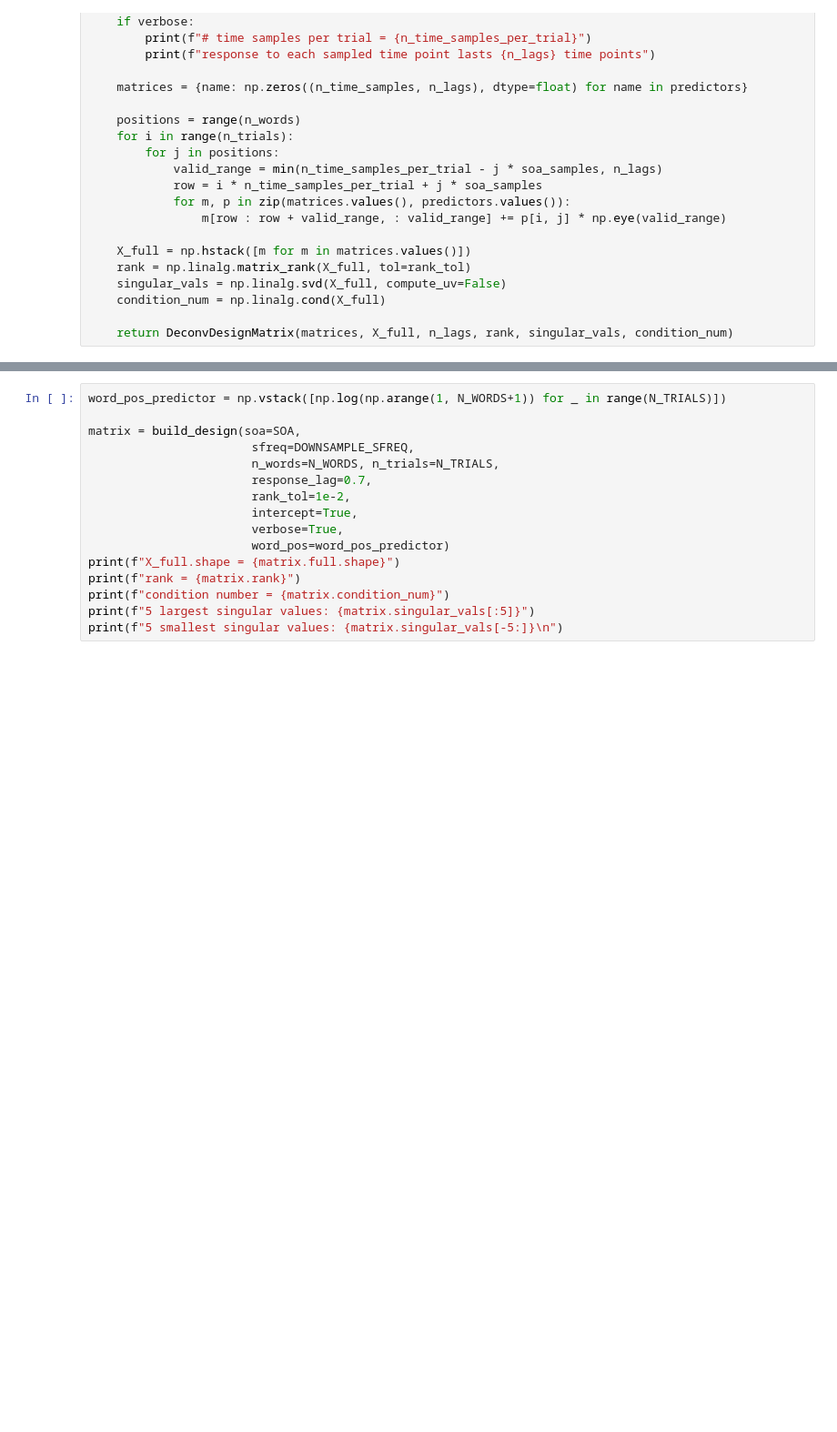
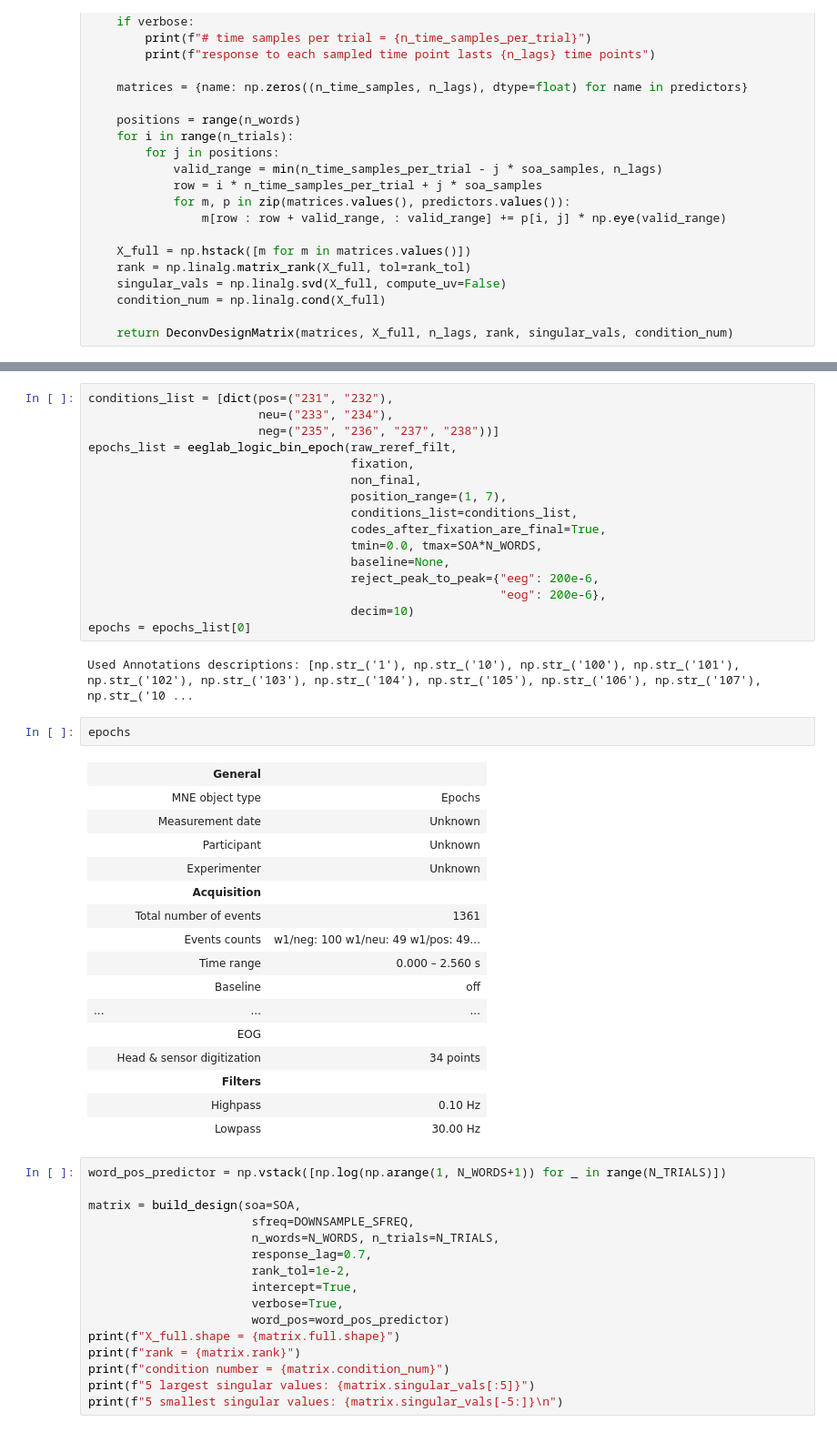
Before and after one commit to amandalin047/Updating_rERP_2023, a Jupyter notebook: deconvolution/deconv_v3.ipynb, the cells around one changed output, grey strips where cells are left out. Shown at 91% size. Cells and saved outputs as stored; diff of their text form; blank space fills up the shorter version.

```diff
--- a/deconvolution/deconv_v3.ipynb
+++ b/deconvolution/deconv_v3.ipynb
@@ -216,4 +240,41 @@ N_TRIALS = 208 trials
 SOA = 0.36599999999998545 seconds
+# %%
+conditions_list = [dict(pos=("231", "232"),
+                        neu=("233", "234"),
+                        neg=("235", "236", "237", "238"))]
+epochs_list = eeglab_logic_bin_epoch(raw_reref_filt,
+                                     fixation,
+                                     non_final,
+                                     position_range=(1, 7),
+                                     conditions_list=conditions_list,
+                                     codes_after_fixation_are_final=True,
+                                     tmin=0.0, tmax=SOA*N_WORDS,
+                                     baseline=None,
+                                     reject_peak_to_peak={"eeg": 200e-6,
+                                                          "eog": 200e-6},
+                                     decim=10)
+epochs = epochs_list[0]
+# %% [output]
+Used Annotations descriptions: [np.str_('1'), np.str_('10'), np.str_('100'), np.str_('101'), np.str_('102'), np.str_('103'), np.str_('104'), np.str_('105'), np.str_('106'), np.str_('107'), np.str_('10 ...
+# %%
+epochs
+# %% [output]
+|  | General |  |
+|  | MNE object type | Epochs |
+|  | Measurement date | Unknown |
+|  | Participant | Unknown |
+|  | Experimenter | Unknown |
+|  | Acquisition |  |
+|  | Total number of events | 1361 |
+|  | Events counts | w1/neg: 100 w1/neu: 49 w1/pos: 49... |
+|  | Time range | 0.000 – 2.560 s |
+|  | Baseline | off |
+| ... | ... | ... |
+|  | EOG |  |
+|  | Head & sensor digitization | 34 points |
+|  | Filters |  |
+|  | Highpass | 0.10 Hz |
+|  | Lowpass | 30.00 Hz |
 # %%
 word_pos_predictor = np.vstack([np.log(np.arange(1, N_WORDS+1)) for _ in range(N_TRIALS)])
 
```
Also changed, not shown: parts of 5 cells of this notebook, 1 other file.
